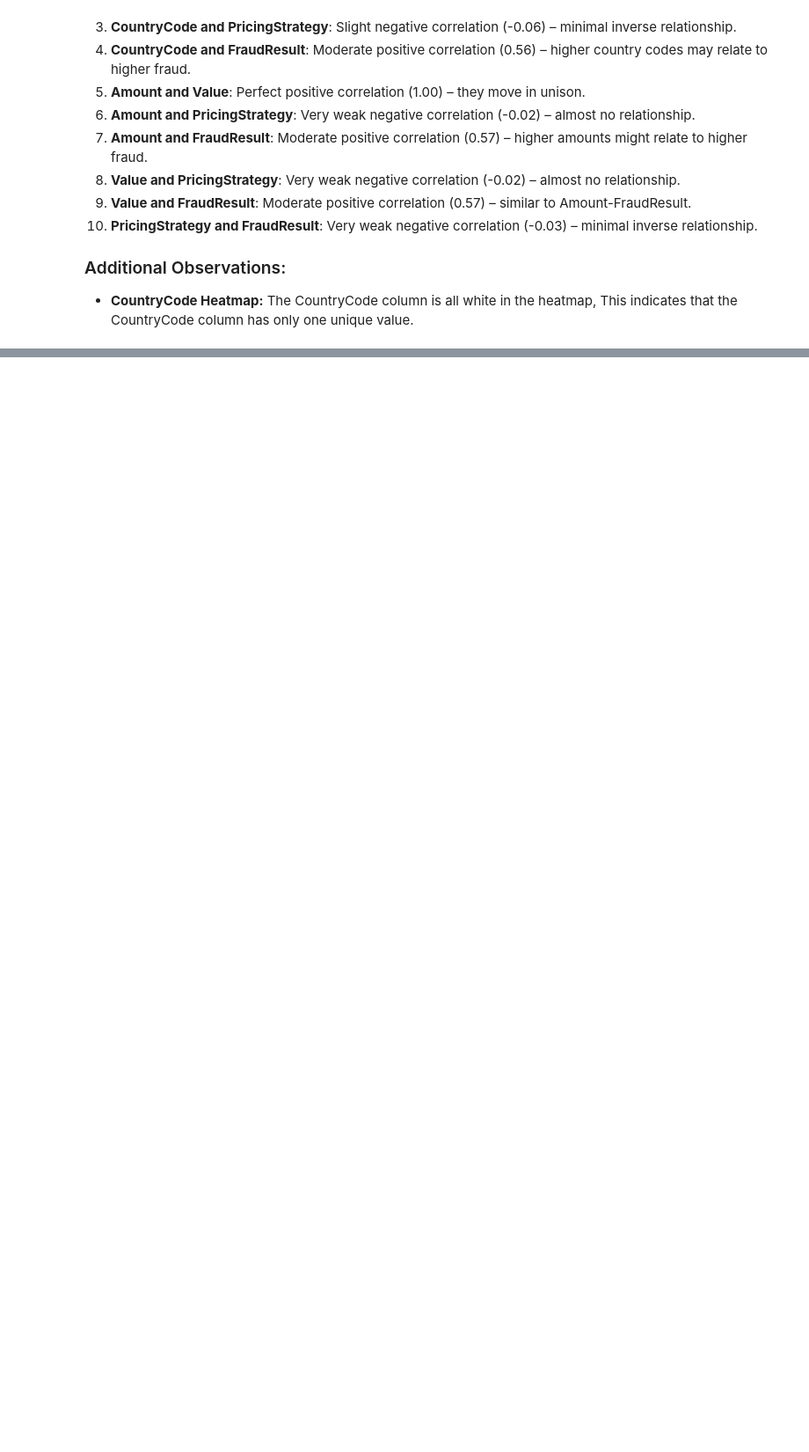
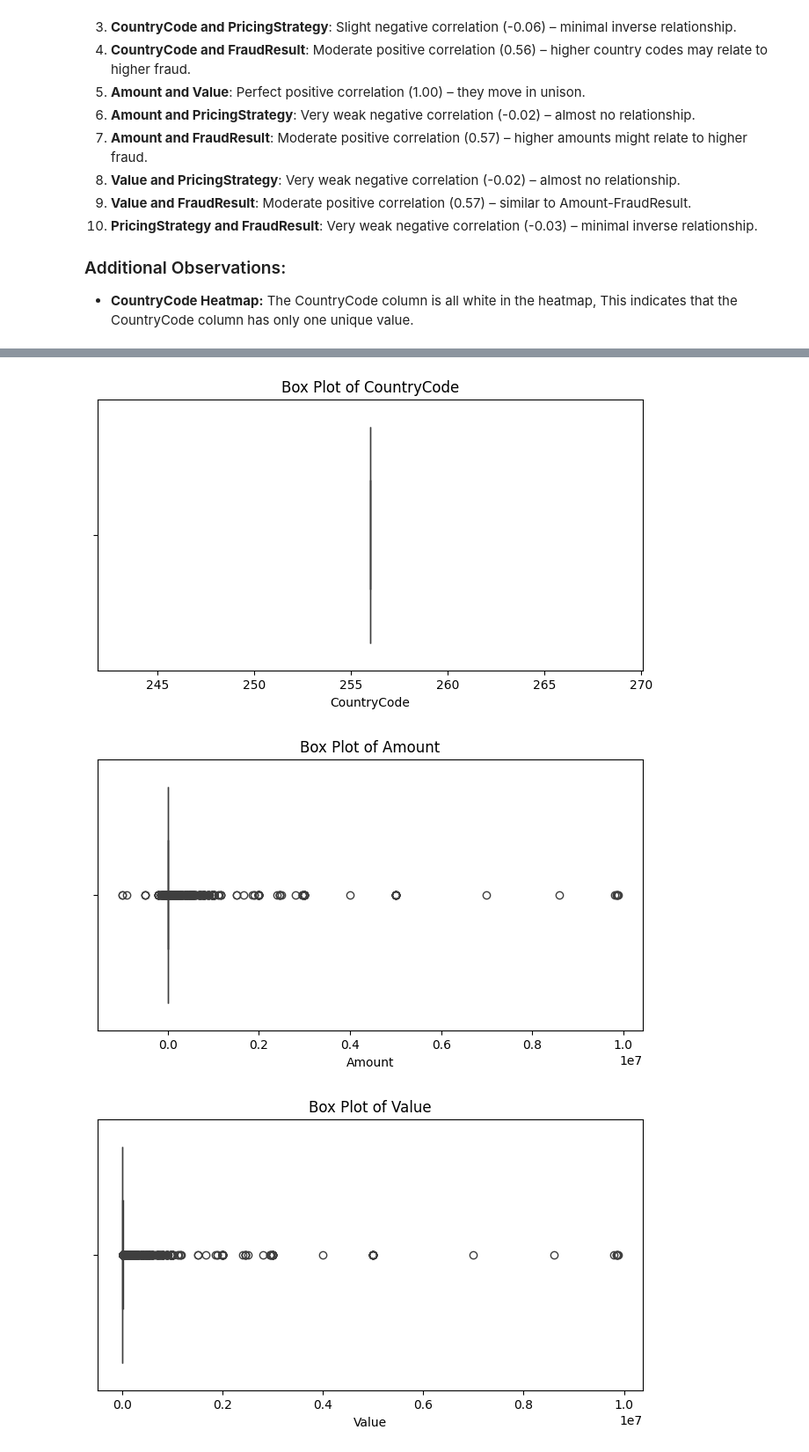
Before and after one commit to b-sam16/Credit-Scoring-Model, a Jupyter notebook: notebooks/eda.ipynb, the cells around one changed output, grey strips where cells are left out. Shown at 88% size. Saved outputs shown, nothing was run; the diff lists cells and outputs as text; code cells hidden in the pictures; blank space fills up the shorter version.

Commit message:
Checked for missing values and visualized outliers.

```diff
--- a/notebooks/eda.ipynb
+++ b/notebooks/eda.ipynb
@@ -205,0 +212,6 @@ FraudResult              NaN  0.557370  0.566739        -0.033821     1.000000
+# %%
+visualizer.plot_outliers()
+# %% [output]
+[figure, added]
+[figure, added]
+[figure, added]
```
Also changed, not shown: parts of 4 cells of this notebook.
